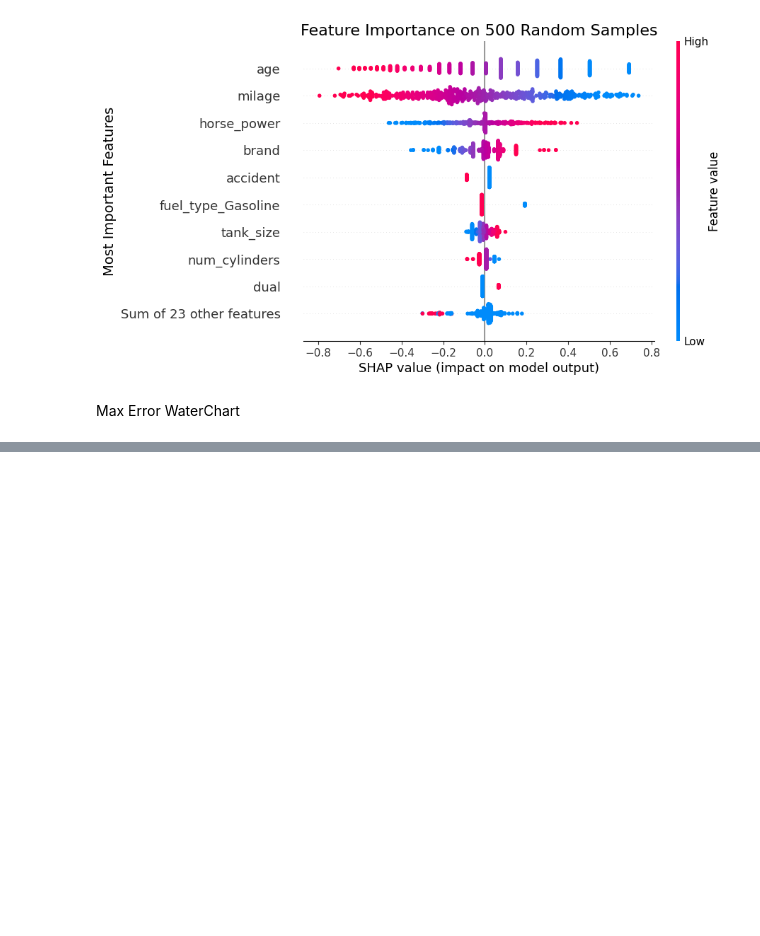
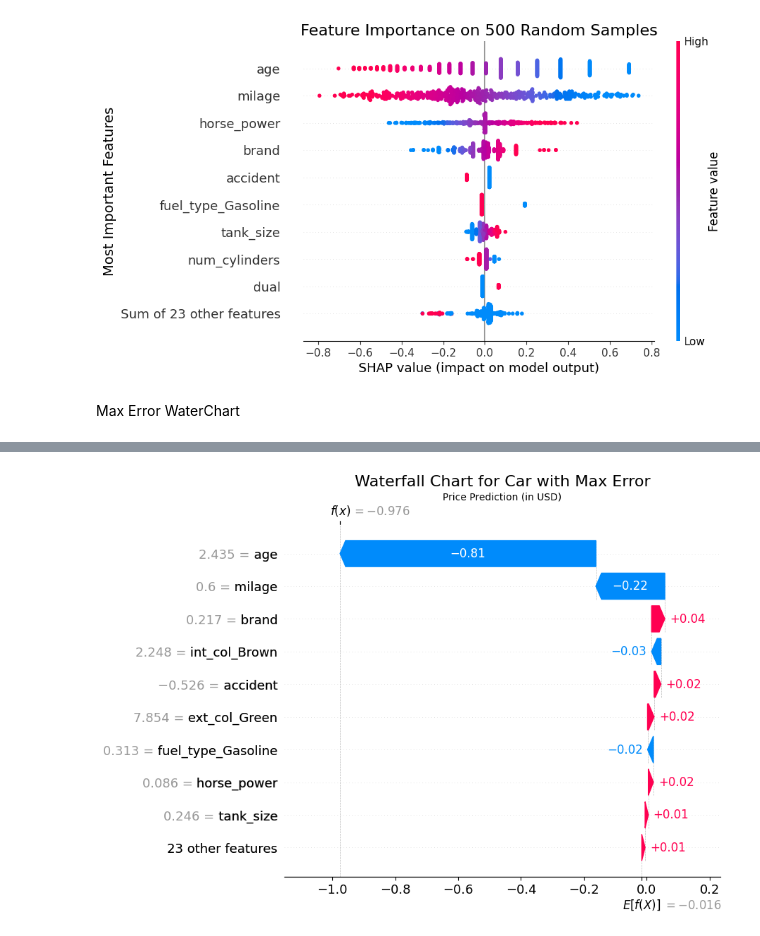
Before and after one commit to YaelDahariBIU/Tabular-Data, a Jupyter notebook: Part_2/part_2.ipynb, the cells around one changed output, grey strips where cells are left out. Saved outputs shown, nothing was run; the diff lists cells and outputs as text; code cells hidden in the pictures; blank space fills up the shorter version.

```diff
--- a/Part_2/part_2.ipynb
+++ b/Part_2/part_2.ipynb
@@ -1018,11 +1010,3 @@ X_train = df_train.drop(columns='price')
 
 y_test = df_test['price']
 X_test = df_test.drop(columns='price')
-# %%
-linear_reg = LinearRegression()
-linear_reg.fit(X_train, y_train)
-y_pred = linear_reg.predict(X_test)
-
-print(f"Mean Absolute Percentage Error: {mean_absolute_percentage_error(y_test, y_pred):,.3f}")
-print(f"Mean Absolute Error: {mean_absolute_error(y_test, y_pred):,.3f}")
-print(f"Root Mean Squared Error: {np.sqrt(mean_squared_error(y_test, y_pred)):,.3f}")
@@ -1107,3 +1093,8 @@ plt.show()
 [figure]
 # %% [markdown]
 Max Error WaterChart
+# %%
+# Reset the index of residuals to ensure alignment
+residuals_reset = residuals.reset_index(drop=True)
+y_test_reset = y_test.reset_index(drop=True)
+y_pred_reset = pd.Series(y_pred).reset_index(drop=True)
@@ -1117,0 +1111,8 @@ KeyError: 33404
+# %%
+# Print the car with the max error
+X_test_reset = X_test.reset_index(drop=True)
+print(X_test_reset.loc[max_idx][:13])
+print()
+print('Other One-Hot features...')
+print()
+print(f"price: 		   {y_test_reset.loc[max_idx]}")
@@ -1117,0 +1157,24 @@ KeyError: 33404
+# %%
+# Plot a waterfall chart for the row with the max error
+shap.initjs()
+
+explainer = shap.Explainer(linear_reg, X_train)
+shap_values = explainer(X_test_reset)
+
+max_idx = residuals_reset.idxmax()
+
+shap_value_for_car = shap_values[max_idx]
+
+shap.waterfall_plot(shap_value_for_car, show=False)  # Prevent the plot from being displayed immediately
+
+# Add customizations
+plt.title("Waterfall Chart for Car with Max Error", fontsize=16)
+
+plt.xlabel("Price Prediction (in USD)")
+plt.ylabel("Most Important Features")
+
+# Saving the plot
+# plt.savefig('./images/waterfall_chart_for_car_with_max_error.png')
+
+plt.show()
+# %% [output]
@@ -1117,0 +1182 @@ KeyError: 33404
+[figure, added]
```
Also changed, not shown: parts of 18 cells of this notebook.
